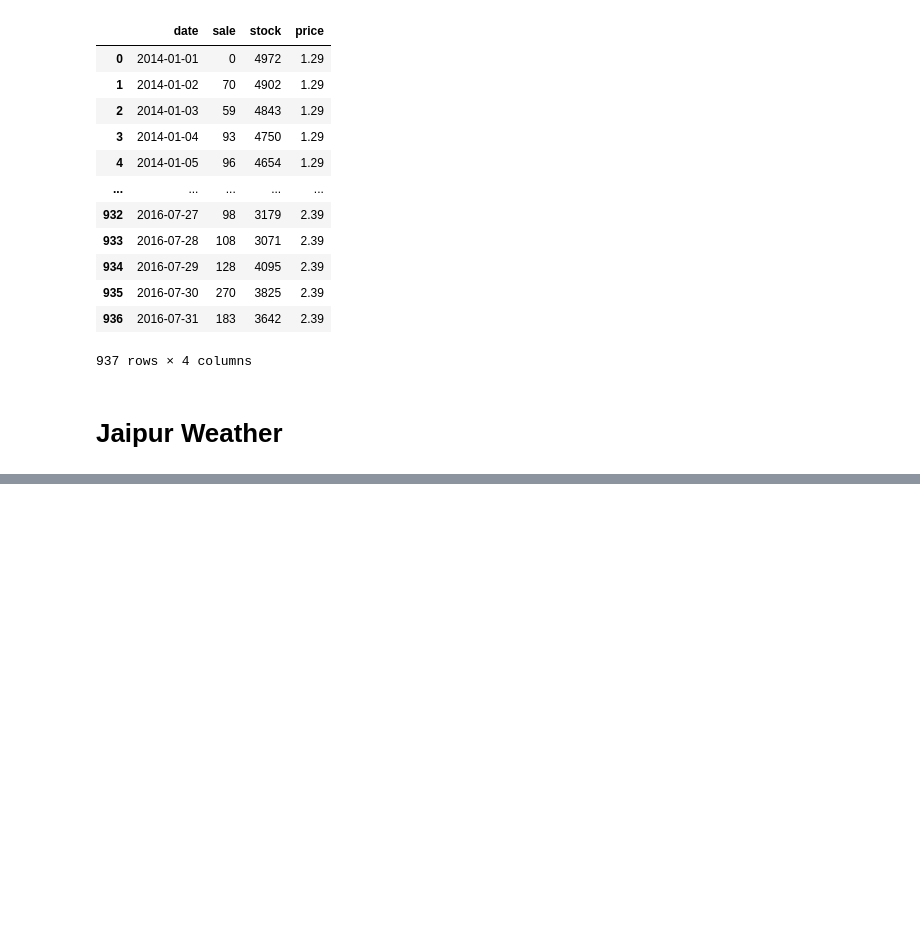
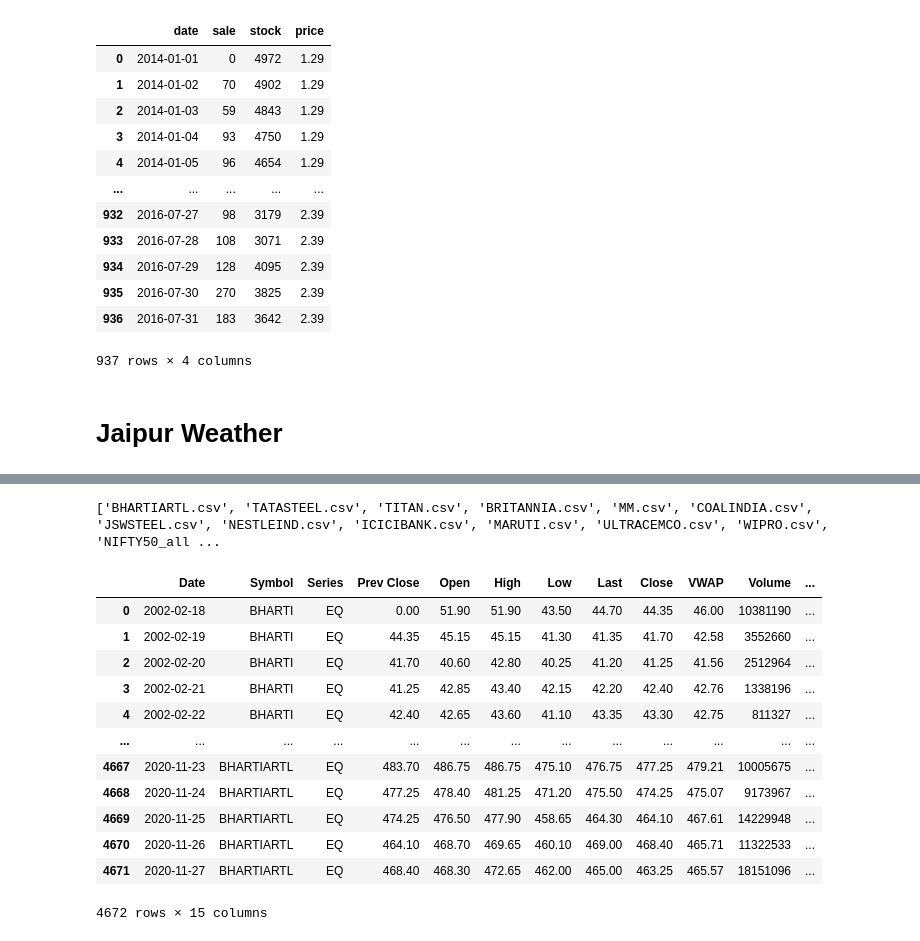
Before and after one commit to tymefighter/Forecast, a Jupyter notebook: notebooks/datasets-notebook.ipynb, the cells around one changed output, grey strips where cells are left out. Cells and saved outputs as stored; diff of their text form; code cells hidden in the pictures; blank space fills up the shorter version.

```diff
--- a/notebooks/datasets-notebook.ipynb
+++ b/notebooks/datasets-notebook.ipynb
@@ -62,0 +86,22 @@ Warning: Your Kaggle API key is readable by other users on this system! To fix t
+# %%
+niftyFiftyStock = NiftyFiftyStock('/Users/ahmed/Downloads/Datasets/NiftyFiftyStock')
+print(niftyFiftyStock.getFileNames())
+# %% [output]
+['BHARTIARTL.csv', 'TATASTEEL.csv', 'TITAN.csv', 'BRITANNIA.csv', 'MM.csv', 'COALINDIA.csv', 'JSWSTEEL.csv', 'NESTLEIND.csv', 'ICICIBANK.csv', 'MARUTI.csv', 'ULTRACEMCO.csv', 'WIPRO.csv', 'NIFTY50_all ...
+# %%
+df = niftyFiftyStock.loadFile('BHARTIARTL.csv')
+df
+# %% [output]
+|  | Date | Symbol | Series | Prev Close | Open | High | Low | Last | Close | VWAP | Volume | ... |
+| 0 | 2002-02-18 | BHARTI | EQ | 0.00 | 51.90 | 51.90 | 43.50 | 44.70 | 44.35 | 46.00 | 10381190 | ... |
+| 1 | 2002-02-19 | BHARTI | EQ | 44.35 | 45.15 | 45.15 | 41.30 | 41.35 | 41.70 | 42.58 | 3552660 | ... |
+| 2 | 2002-02-20 | BHARTI | EQ | 41.70 | 40.60 | 42.80 | 40.25 | 41.20 | 41.25 | 41.56 | 2512964 | ... |
+| 3 | 2002-02-21 | BHARTI | EQ | 41.25 | 42.85 | 43.40 | 42.15 | 42.20 | 42.40 | 42.76 | 1338196 | ... |
+| 4 | 2002-02-22 | BHARTI | EQ | 42.40 | 42.65 | 43.60 | 41.10 | 43.35 | 43.30 | 42.75 | 811327 | ... |
+| ... | ... | ... | ... | ... | ... | ... | ... | ... | ... | ... | ... | ... |
+| 4667 | 2020-11-23 | BHARTIARTL | EQ | 483.70 | 486.75 | 486.75 | 475.10 | 476.75 | 477.25 | 479.21 | 10005675 | ... |
+| 4668 | 2020-11-24 | BHARTIARTL | EQ | 477.25 | 478.40 | 481.25 | 471.20 | 475.50 | 474.25 | 475.07 | 9173967 | ... |
+| 4669 | 2020-11-25 | BHARTIARTL | EQ | 474.25 | 476.50 | 477.90 | 458.65 | 464.30 | 464.10 | 467.61 | 14229948 | ... |
+| 4670 | 2020-11-26 | BHARTIARTL | EQ | 464.10 | 468.70 | 469.65 | 460.10 | 469.00 | 468.40 | 465.71 | 11322533 | ... |
+| 4671 | 2020-11-27 | BHARTIARTL | EQ | 468.40 | 468.30 | 472.65 | 462.00 | 465.00 | 463.25 | 465.57 | 18151096 | ... |
+4672 rows × 15 columns
```
Also changed, not shown: parts of 4 cells of this notebook, 4 other files.
